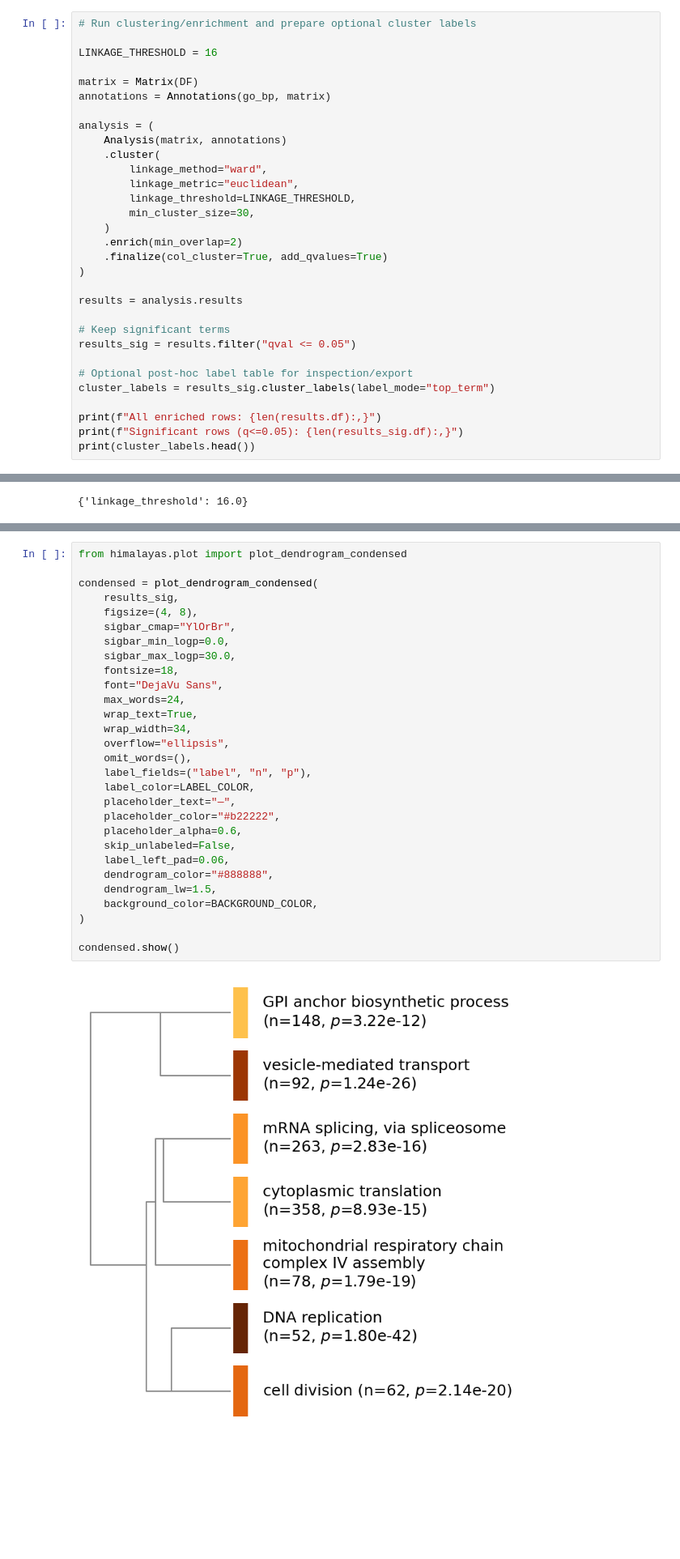
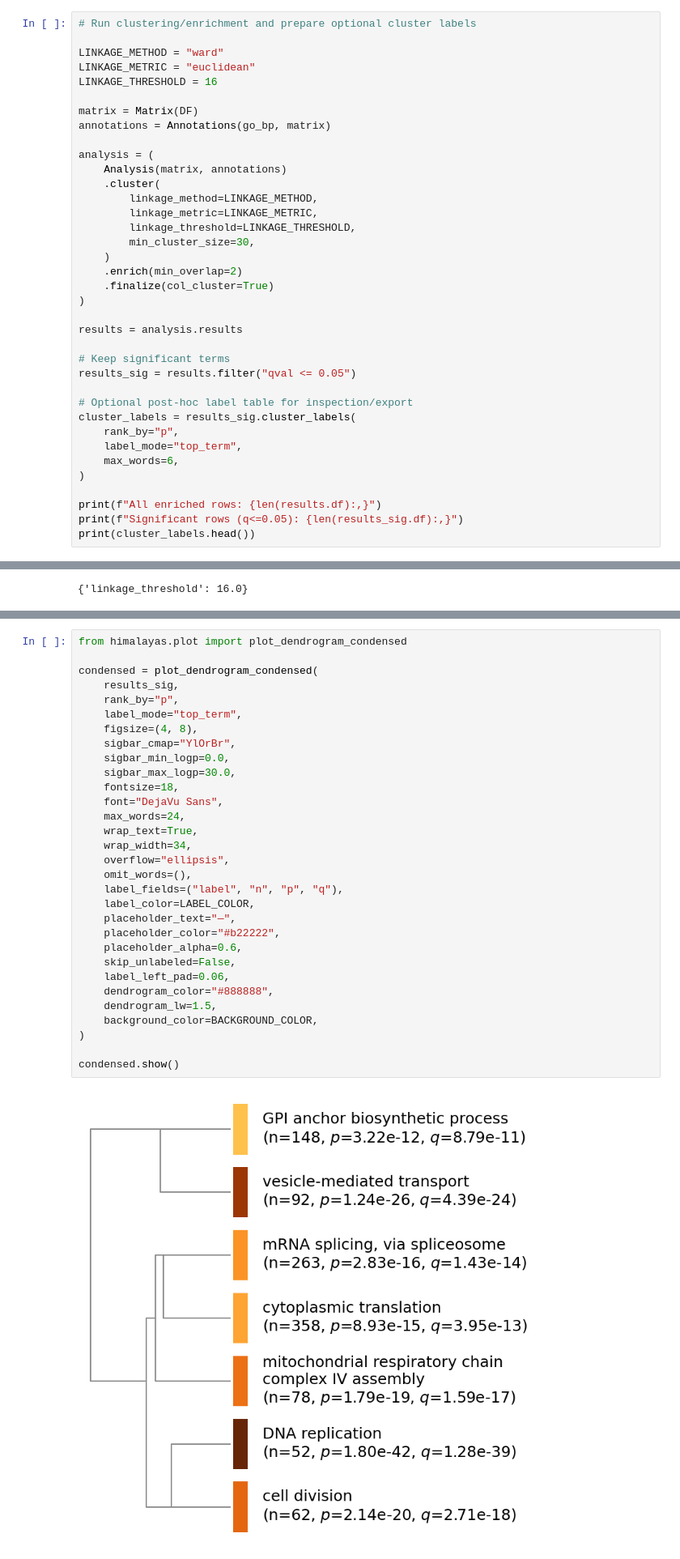
Before and after one commit to himalayas-base/himalayas-docs, a Jupyter notebook: notebooks/quickstart.ipynb, the cells around one changed output, grey strips where cells are left out. Shown at 81% size. Drawn from its saved outputs; the diff is of its cells as text; blank space fills up the shorter version.

```diff
--- a/notebooks/quickstart.ipynb
+++ b/notebooks/quickstart.ipynb
@@ -229,6 +229,8 @@ Build the core objects, run hierarchical clustering, test enrichment across dend
 # %%
 # Run clustering/enrichment and prepare optional cluster labels
 
+LINKAGE_METHOD = "ward"
+LINKAGE_METRIC = "euclidean"
 LINKAGE_THRESHOLD = 16
 
 matrix = Matrix(DF)
@@ -237,13 +239,13 @@ annotations = Annotations(go_bp, matrix)
 analysis = (
     Analysis(matrix, annotations)
     .cluster(
-        linkage_method="ward",
-        linkage_metric="euclidean",
+        linkage_method=LINKAGE_METHOD,
+        linkage_metric=LINKAGE_METRIC,
         linkage_threshold=LINKAGE_THRESHOLD,
         min_cluster_size=30,
     )
     .enrich(min_overlap=2)
-    .finalize(col_cluster=True, add_qvalues=True)
+    .finalize(col_cluster=True)
 )
 
 results = analysis.results
@@ -252,7 +254,11 @@ results = analysis.results
 results_sig = results.filter("qval <= 0.05")
 
 # Optional post-hoc label table for inspection/export
-cluster_labels = results_sig.cluster_labels(label_mode="top_term")
+cluster_labels = results_sig.cluster_labels(
+    rank_by="p",
+    label_mode="top_term",
+    max_words=6,
+)
 
 print(f"All enriched rows: {len(results.df):,}")
 print(f"Significant rows (q<=0.05): {len(results_sig.df):,}")
@@ -512,34 +522,36 @@ Summarize the same hierarchy with cluster-level labels and enrichment significan
 # %%
 from himalayas.plot import plot_dendrogram_condensed
 
 condensed = plot_dendrogram_condensed(
     results_sig,
+    rank_by="p",
+    label_mode="top_term",
     figsize=(4, 8),
     sigbar_cmap="YlOrBr",
     sigbar_min_logp=0.0,
     sigbar_max_logp=30.0,
     fontsize=18,
     font="DejaVu Sans",
     max_words=24,
     wrap_text=True,
     wrap_width=34,
     overflow="ellipsis",
     omit_words=(),
-    label_fields=("label", "n", "p"),
+    label_fields=("label", "n", "p", "q"),
     label_color=LABEL_COLOR,
     placeholder_text="—",
     placeholder_color="#b22222",
     placeholder_alpha=0.6,
     skip_unlabeled=False,
     label_left_pad=0.06,
     dendrogram_color="#888888",
     dendrogram_lw=1.5,
     background_color=BACKGROUND_COLOR,
 )
 
 condensed.show()
 # %% [output]
-[figure, old version]
+[figure, new version]
 # %% [markdown]
 ---
 
```
Also changed, not shown: parts of 7 cells of this notebook, 2 other files.
